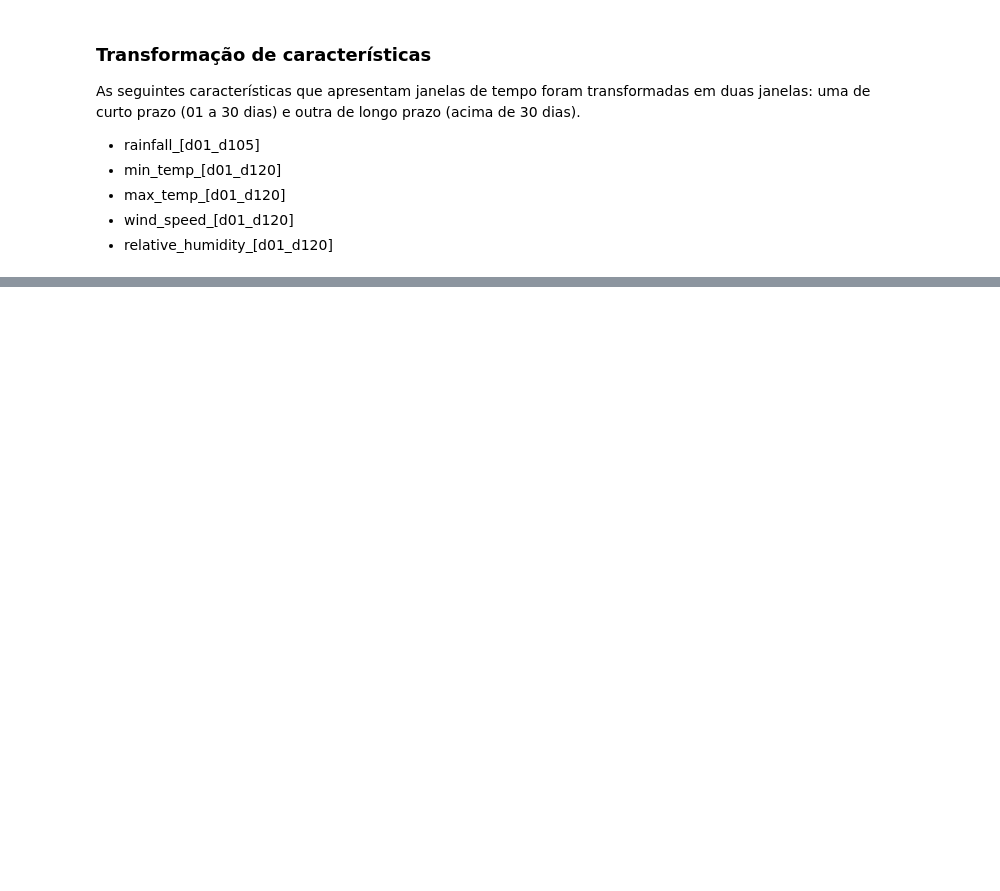
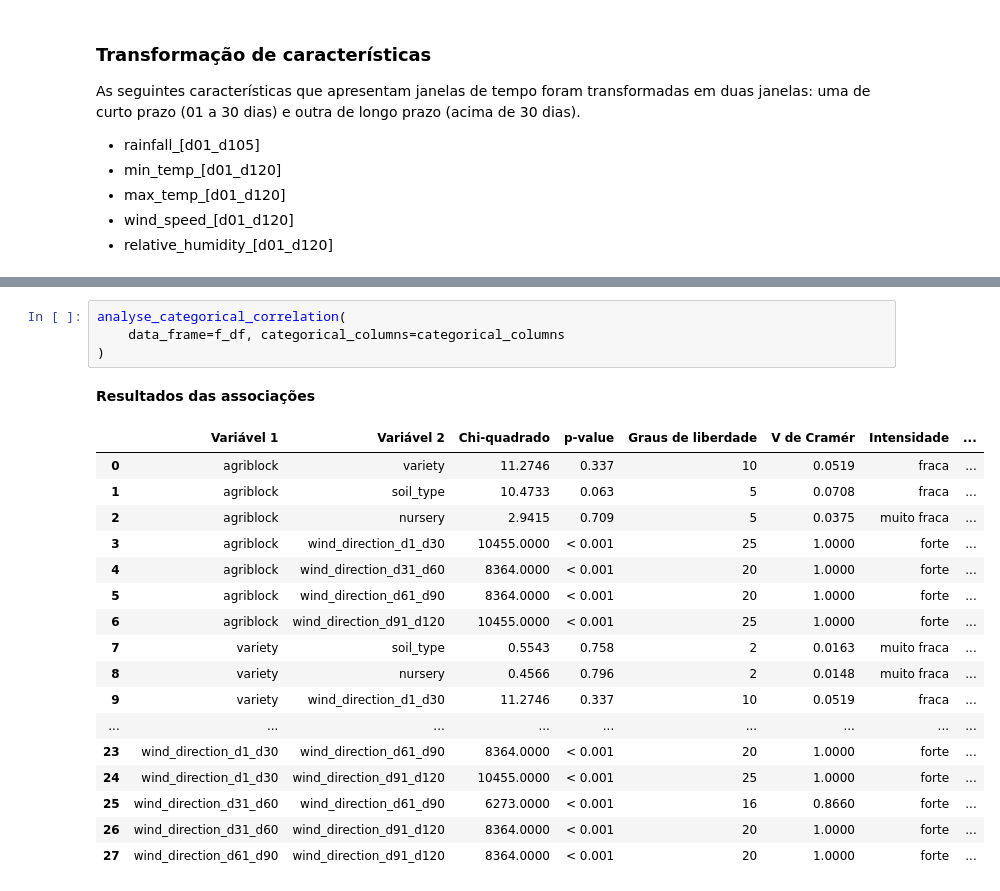
Before and after one commit to gabdumal/data_mining, a Jupyter notebook: assignment_3/treatment.ipynb, the cells around one changed output, grey strips where cells are left out. Cells and saved outputs as stored; diff of their text form; blank space fills up the shorter version.

Commit message:
Treat categorical features

```diff
--- a/assignment_3/treatment.ipynb
+++ b/assignment_3/treatment.ipynb
@@ -222,0 +341,23 @@ Pares fortemente correlacionados (|r| >= 0.8)
+# %%
+analyse_categorical_correlation(
+    data_frame=f_df, categorical_columns=categorical_columns
+)
+# %% [output]
+Resultados das associações
+|  | Variável 1 | Variável 2 | Chi-quadrado | p-value | Graus de liberdade | V de Cramér | Intensidade | ... |
+| 0 | agriblock | variety | 11.2746 | 0.337 | 10 | 0.0519 | fraca | ... |
+| 1 | agriblock | soil_type | 10.4733 | 0.063 | 5 | 0.0708 | fraca | ... |
+| 2 | agriblock | nursery | 2.9415 | 0.709 | 5 | 0.0375 | muito fraca | ... |
+| 3 | agriblock | wind_direction_d1_d30 | 10455.0000 | < 0.001 | 25 | 1.0000 | forte | ... |
+| 4 | agriblock | wind_direction_d31_d60 | 8364.0000 | < 0.001 | 20 | 1.0000 | forte | ... |
+| 5 | agriblock | wind_direction_d61_d90 | 8364.0000 | < 0.001 | 20 | 1.0000 | forte | ... |
+| 6 | agriblock | wind_direction_d91_d120 | 10455.0000 | < 0.001 | 25 | 1.0000 | forte | ... |
+| 7 | variety | soil_type | 0.5543 | 0.758 | 2 | 0.0163 | muito fraca | ... |
+| 8 | variety | nursery | 0.4566 | 0.796 | 2 | 0.0148 | muito fraca | ... |
+| 9 | variety | wind_direction_d1_d30 | 11.2746 | 0.337 | 10 | 0.0519 | fraca | ... |
+| ... | ... | ... | ... | ... | ... | ... | ... | ... |
+| 23 | wind_direction_d1_d30 | wind_direction_d61_d90 | 8364.0000 | < 0.001 | 20 | 1.0000 | forte | ... |
+| 24 | wind_direction_d1_d30 | wind_direction_d91_d120 | 10455.0000 | < 0.001 | 25 | 1.0000 | forte | ... |
+| 25 | wind_direction_d31_d60 | wind_direction_d61_d90 | 6273.0000 | < 0.001 | 16 | 0.8660 | forte | ... |
+| 26 | wind_direction_d31_d60 | wind_direction_d91_d120 | 8364.0000 | < 0.001 | 20 | 1.0000 | forte | ... |
+| 27 | wind_direction_d61_d90 | wind_direction_d91_d120 | 8364.0000 | < 0.001 | 20 | 1.0000 | forte | ... |
```
Also changed, not shown: parts of 9 cells of this notebook, 1 other file.
